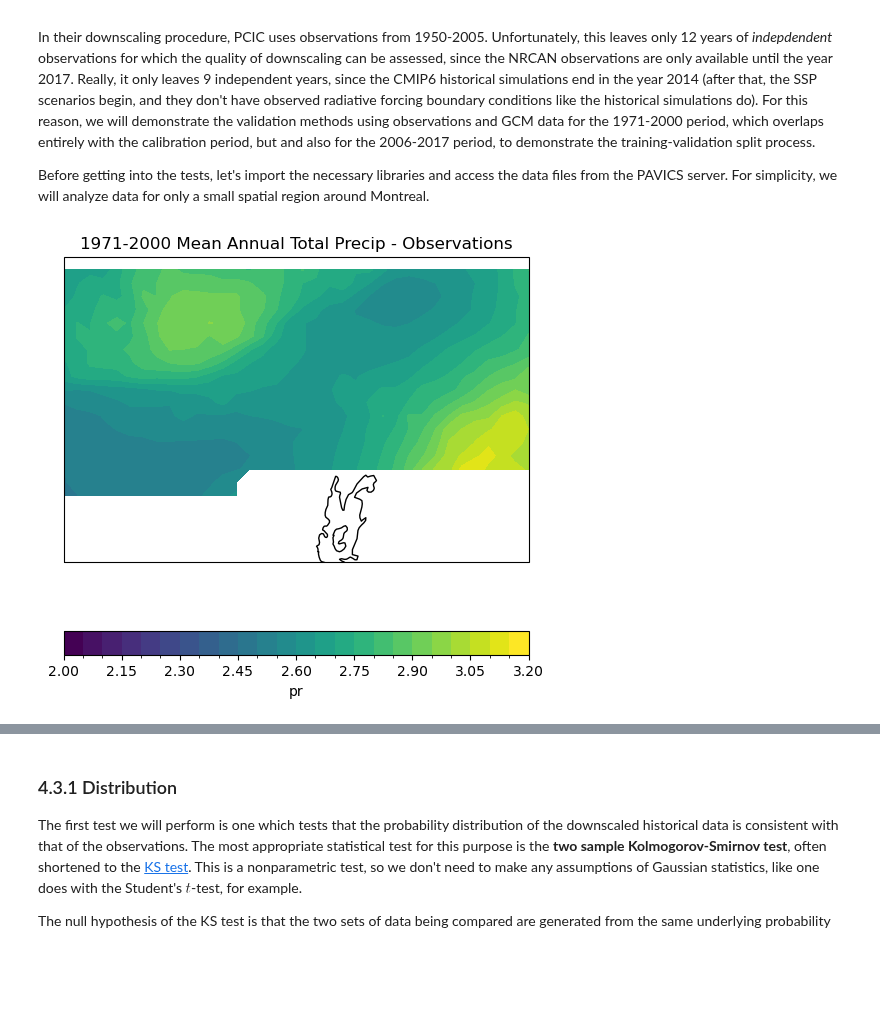
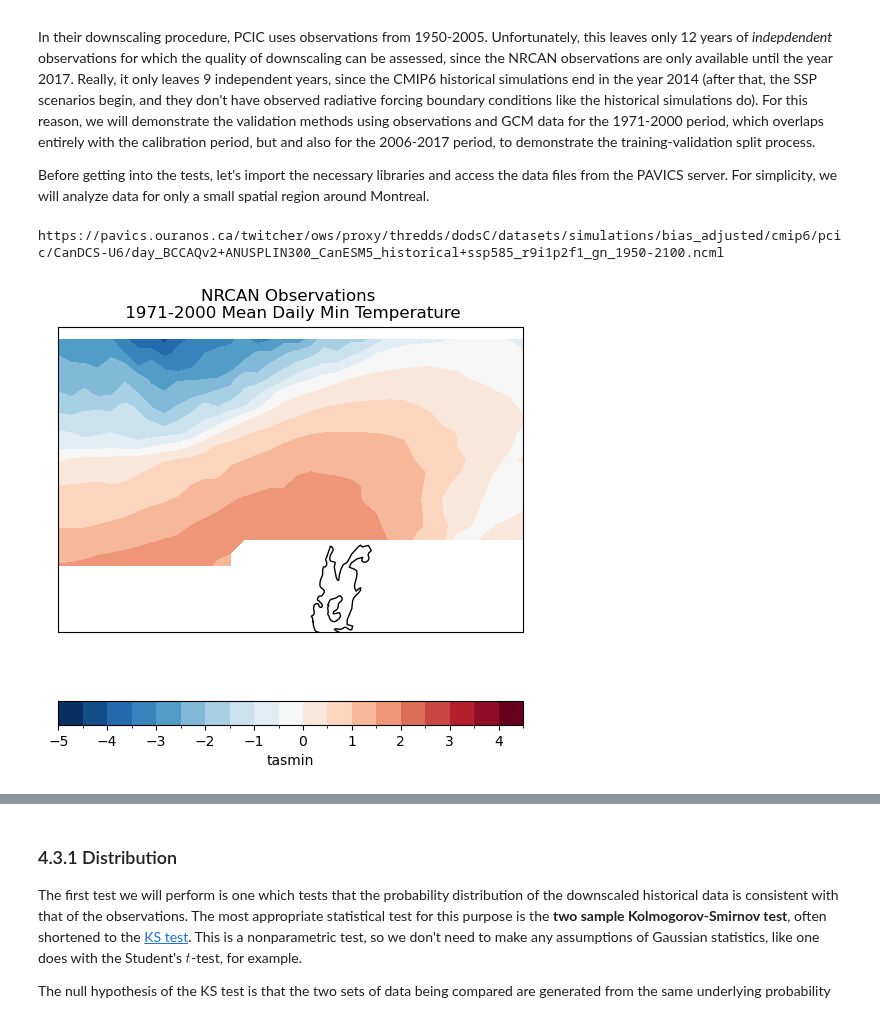
Before and after one commit to mikemorris12/UTCDW_Guidebook, a Jupyter notebook: Chapter4/section4.3_downscaling_validation.ipynb, the cells around one changed output, grey strips where cells are left out. Cells and saved outputs as stored; diff of their text form; code cells hidden in the pictures; blank space fills up the shorter version.

Commit message:
changed downscaling validation book to use tasmin

```diff
--- a/Chapter4/section4.3_downscaling_validation.ipynb
+++ b/Chapter4/section4.3_downscaling_validation.ipynb
@@ -54,8 +54,9 @@ obs_ds = obs_ds.sel(lat = slice(*lats[::-1]), lon = slice(*lons))
 obs_ds = obs_ds.isel(lat=slice(None, None, -1))
 
 # select time period and convert units
-data_obs_train = obs_ds.pr.sel(time = obs_ds.time.dt.year.isin(range(1971, 2001))) * 3600 * 24 # convert units
-data_obs_test = obs_ds.pr.sel(time = obs_ds.time.dt.year.isin(range(2006, 2018))) * 3600 * 24 # convert units
+data_obs = obs_ds.tasmin - 273.15
+data_obs_train = data_obs.sel(time = obs_ds.time.dt.year.isin(range(1971, 2001))).load()
+data_obs_test = data_obs.sel(time = obs_ds.time.dt.year.isin(range(2006, 2018))).load()
 # %%
 # same procedure for accessing model data
 cat_sds = TDSCatalog(url_downscaled)
@@ -65,14 +66,19 @@ opendap_urls = [cat_sds.datasets[i].access_urls["OPENDAP"] for i in range(len(ca
 datasets_canesm = list(filter(lambda x: 'CanESM' in x, opendap_urls))
 
 url_gcm = datasets_canesm[0]
+print(url_gcm)
 gcm_ds = xr.open_dataset(url_gcm)
 gcm_ds = gcm_ds.sel(lat = slice(*lats), lon = slice(*lons))
-data_gcm_train = gcm_ds.pr.sel(time = gcm_ds.time.dt.year.isin(range(1971, 2001))) * 3600 * 24 # convert units
-data_gcm_test = gcm_ds.pr.sel(time = gcm_ds.time.dt.year.isin(range(2006, 2018))) * 3600 * 24 # convert units
+
+data_gcm = gcm_ds.tasmin
+data_gcm_train = gcm_ds.tasmin.sel(time = gcm_ds.time.dt.year.isin(range(1971, 2001))).load()
+data_gcm_test = gcm_ds.tasmin.sel(time = gcm_ds.time.dt.year.isin(range(2006, 2018))).load()
+# %% [output]
+https://pavics.ouranos.ca/twitcher/ows/proxy/thredds/dodsC/datasets/simulations/bias_adjusted/cmip6/pcic/CanDCS-U6/day_BCCAQv2+ANUSPLIN300_CanESM5_historical+ssp585_r9i1p2f1_gn_1950-2100.ncml
 # %%
 # convert obs calendar to match model
-data_obs_train = convert_calendar(data_obs_train, data_gcm_train.time)
-data_obs_test = convert_calendar(data_obs_test, data_gcm_test.time)
+data_obs_train = convert_calendar(data_obs_train, 'noleap')#data_gcm_train.time)
+data_obs_test = convert_calendar(data_obs_test, 'noleap')#data_gcm_test.time)
 # %%
 # grids don't seem to match perfectly - interp the obs to the model grid
 data_obs_train = data_obs_train.interp(lat = data_gcm_train.lat,
@@ -82,14 +88,14 @@ data_obs_test = data_obs_test.interp(lat = data_gcm_train.lat,
                                      lon = data_gcm_train.lon)
 # %%
 # plot the training sample long term means, just to compare quickly
-pr_mean_obs_train = data_obs_train.mean('time')
+data_mean_obs_train = data_obs_train.mean('time')
 
 fig, ax = plt.subplots(subplot_kw = spkws, figsize = (6,6))
-pr_mean_obs_train.plot.contourf(ax = ax, levels = np.arange(2, 3.25, 0.05),
-                                   cbar_kwargs = dict(orientation='horizontal'))
+data_mean_obs_train.plot.contourf(ax = ax, levels = np.arange(-5, 5, 0.5),
+                                   cbar_kwargs = dict(orientation='horizontal', extendrect = True))
 ax.add_feature(cfeature.LAKES, edgecolor = 'k', facecolor = 'none', zorder = 2)
-ax.set_title("1971-2000 Mean Annual Total Precip - Observations")
+ax.set_title("NRCAN Observations \n 1971-2000 Mean Daily Min Temperature")
 plt.show()
 # %% [output]
-[figure, old version]
+[figure, new version]
 # %%
```
Also changed, not shown: parts of 4 cells of this notebook.
